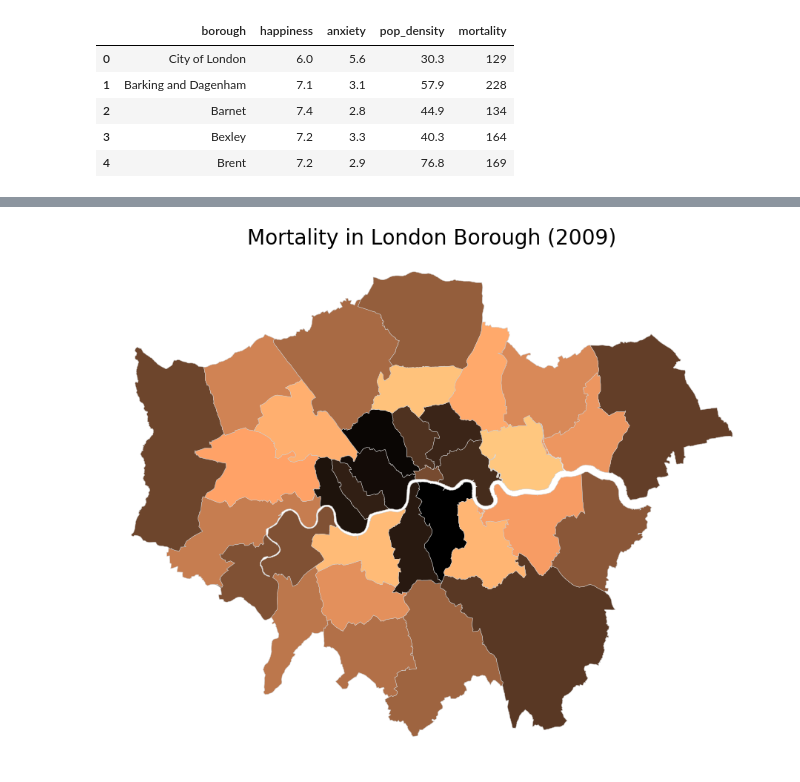
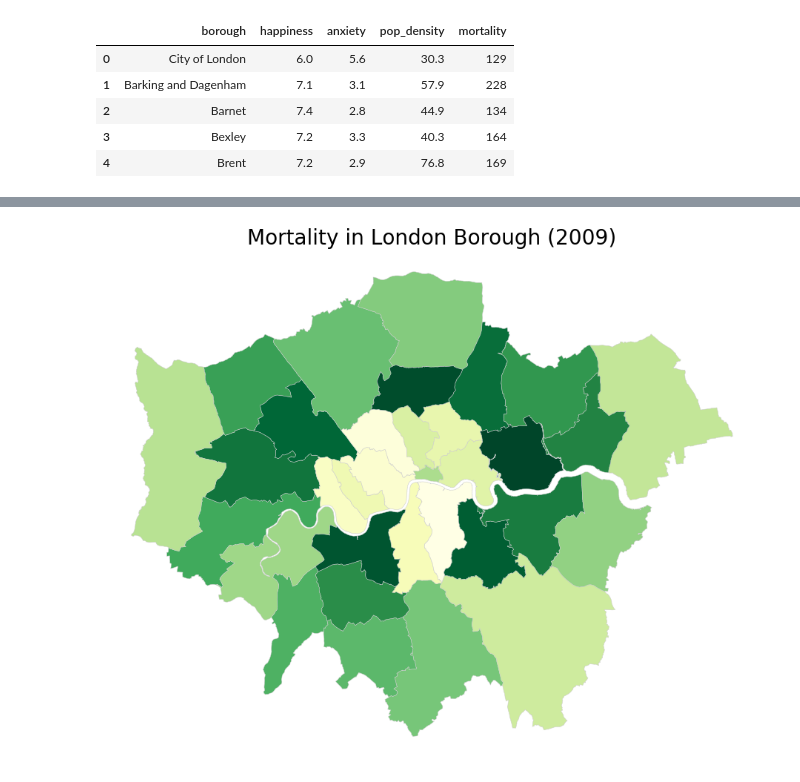
Before and after one commit to manukala6/cartography, a Jupyter notebook: london_chloropleth.ipynb, the cells around one changed output, grey strips where cells are left out. Drawn from its saved outputs; the diff is of its cells as text; code cells hidden in the pictures.

```diff
--- a/london_chloropleth.ipynb
+++ b/london_chloropleth.ipynb
@@ -107,31 +81,31 @@ def map_london_by (variable):
 # %%
 # plot
 
 # 1. create figure with subplot
 fig = plt.figure(figsize=(16,16))
 ax = fig.add_subplot(1,1,1)
 
 # 2. remove ticks
 ax.tick_params(bottom=False, left=False, top=False, right=False)
 
 # 3. remove x and y axes labels
 ax.xaxis.set_ticklabels('')
 ax.yaxis.set_ticklabels('')
 
 # 4. remove borders
 for key, spine in ax.spines.items():
     spine.set_visible(False)
 
 # 5. add title
 ax.set_title('Mortality in London Borough (2009)', fontsize=28)
 
 # 6. add legend
 
 # plot
-ax = merged.plot(column='pop_density', cmap='copper', linewidth=0.5, ax=ax, edgecolor='0.8')
+ax = merged.plot(column='pop_density', cmap='YlGn', linewidth=0.5, ax=ax, edgecolor='0.8')
 
 
-#plt.show()
+fig.show()
 #map_london_by('mortality')
 # %% [output]
-[figure, old version]
+[figure, new version]
```
Also changed, not shown: parts of 2 cells of this notebook, 5 other files.
